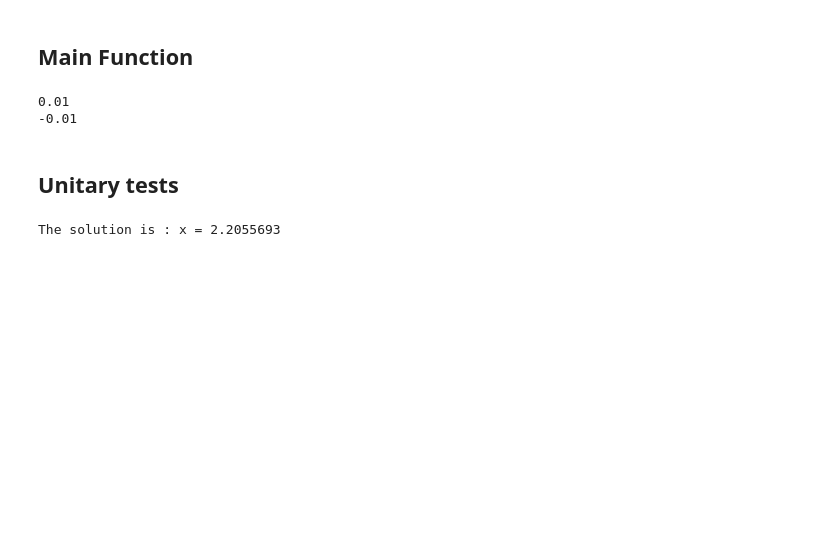
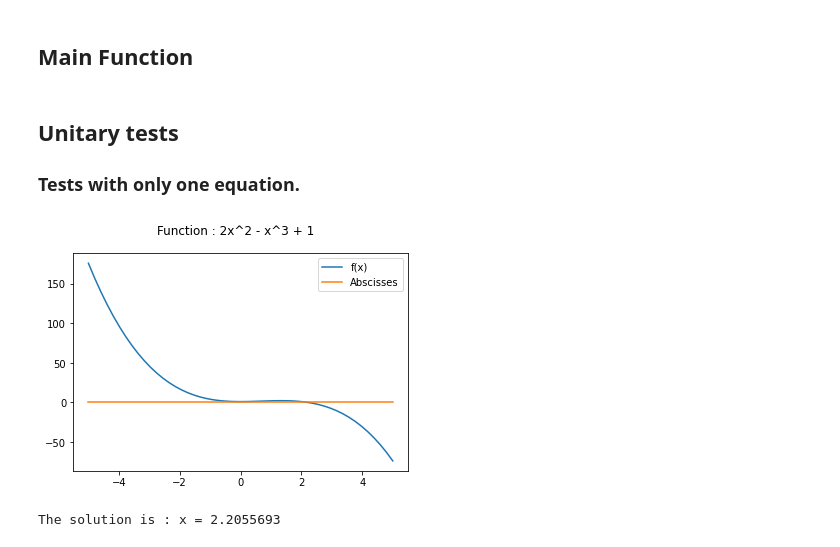
Before and after one commit to AlexPoiron/FirstModel, a Jupyter notebook: Main.ipynb, the cells around one changed output. Cells and saved outputs as stored; diff of their text form; code cells hidden in the pictures; blank space fills up the shorter version.

Commit message:
unitary tests done. Fix: pb with cos

```diff
--- a/Main.ipynb
+++ b/Main.ipynb
@@ -61,18 +59,23 @@ def FirstModel(vec, lg, x0):
 
     print("The solution is : x = ", end='')
     return x0
-# %%
-e = 10**-2
-print(e)
-print(-e)
-# %% [output]
-0.01
--0.01
 # %% [markdown]
 ## Unitary tests
+### Tests with only one equation.
-# %%
-vec = [2*x**2 - x**3 + 1]
-res = FirstModel(vec, 1, 3)
-print(res)
-# %% [output]
-The solution is : x = 2.2055693
+# %%
+fig, ax = plt.subplots()
+x_ = np.linspace(-5, 5)
+y = 2*x_**2 - x_**3 + 1
+zero = 0*x_
+ax.plot(x_, y, label ='f(x)')
+ax.plot(x_, zero, label = 'Abscisses')
+plt.legend()
+fig.suptitle('Function : 2x^2 - x^3 + 1')
+plt.show()
+
+vec = [2*x**2 - x**3 + 1]
+res = FirstModel(vec, 1, 3)
+print(res)
+# %% [output]
+[figure, added]
+The solution is : x = 2.2055693
```
Also changed, not shown: parts of 3 cells of this notebook.
